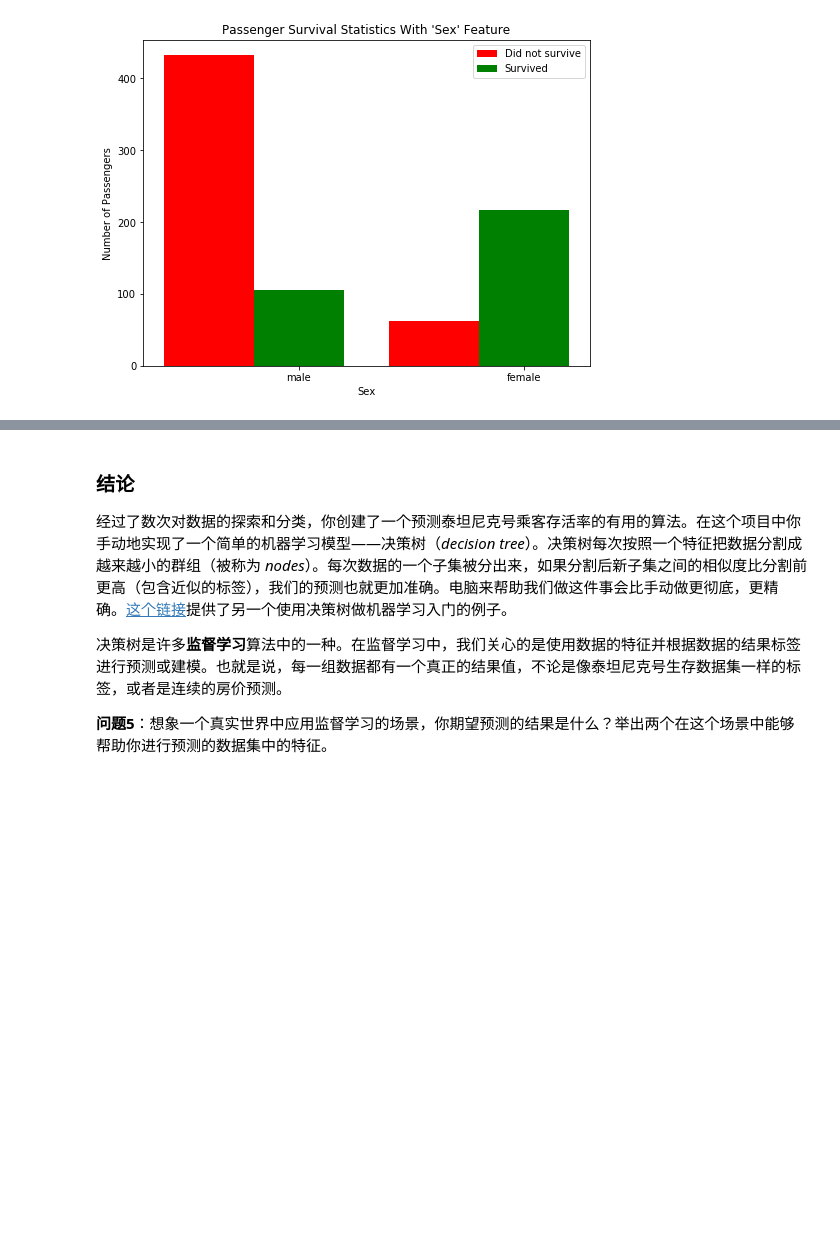
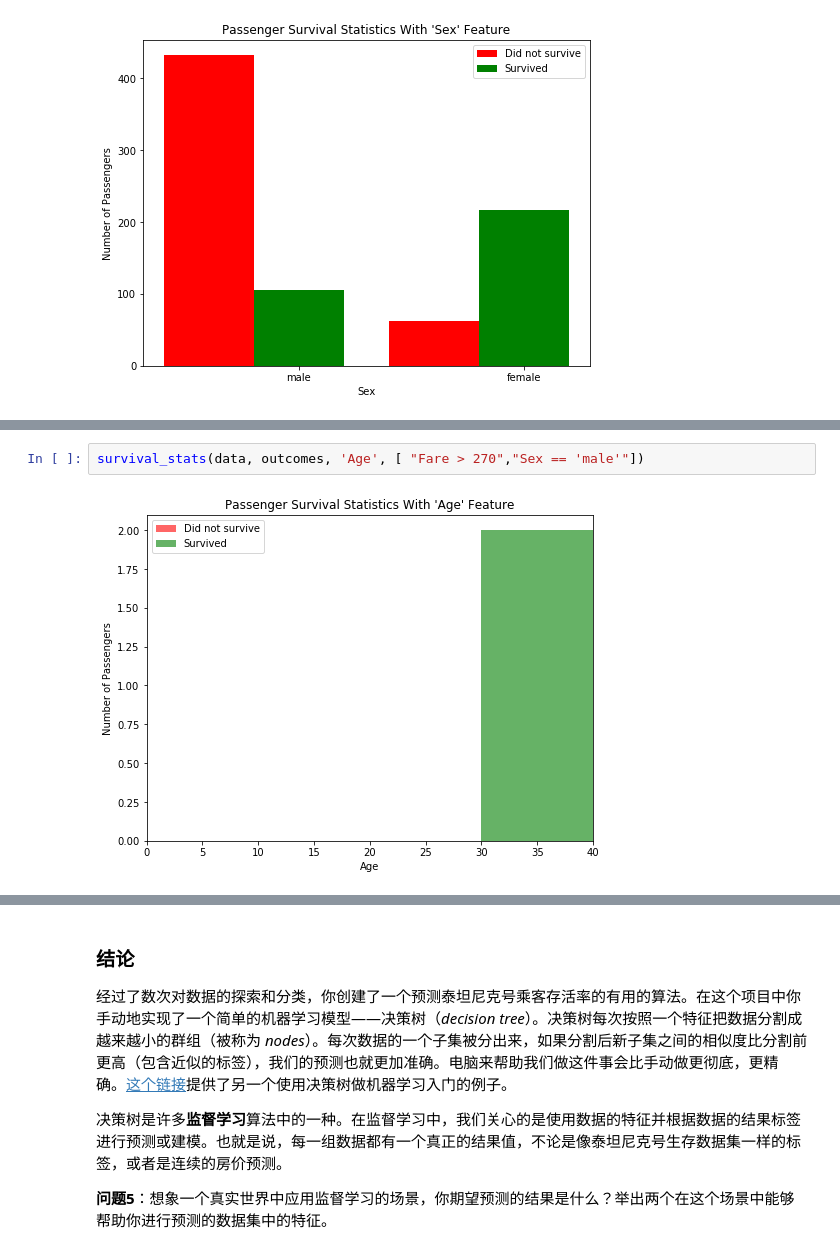
Before and after one commit to fountainhead-gq/titanic_survival_exploration, a Jupyter notebook: titanic_survival_exploration.ipynb, the cells around one changed output, grey strips where cells are left out. Cells and saved outputs as stored; diff of their text form; blank space fills up the shorter version.

```diff
--- a/titanic_survival_exploration.ipynb
+++ b/titanic_survival_exploration.ipynb
@@ -303,0 +308,4 @@ Predictions have an accuracy of 81.03%.
+# %%
+survival_stats(data, outcomes, 'Age', [ "Fare > 270","Sex == 'male'"])
+# %% [output]
+[figure, added]
```
Also changed, not shown: parts of 13 cells of this notebook, 2 other files.
